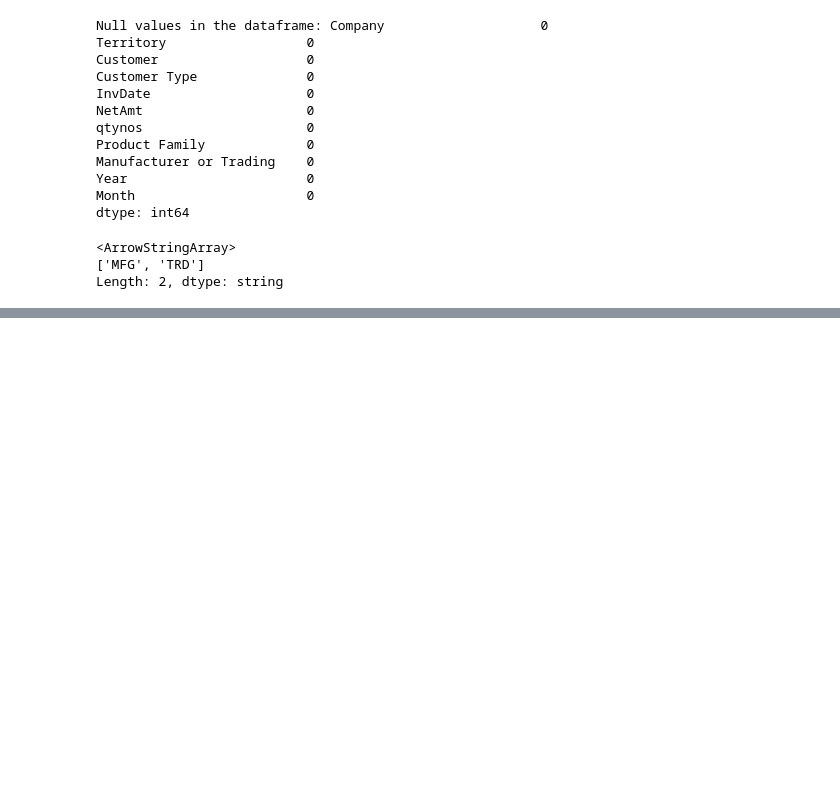
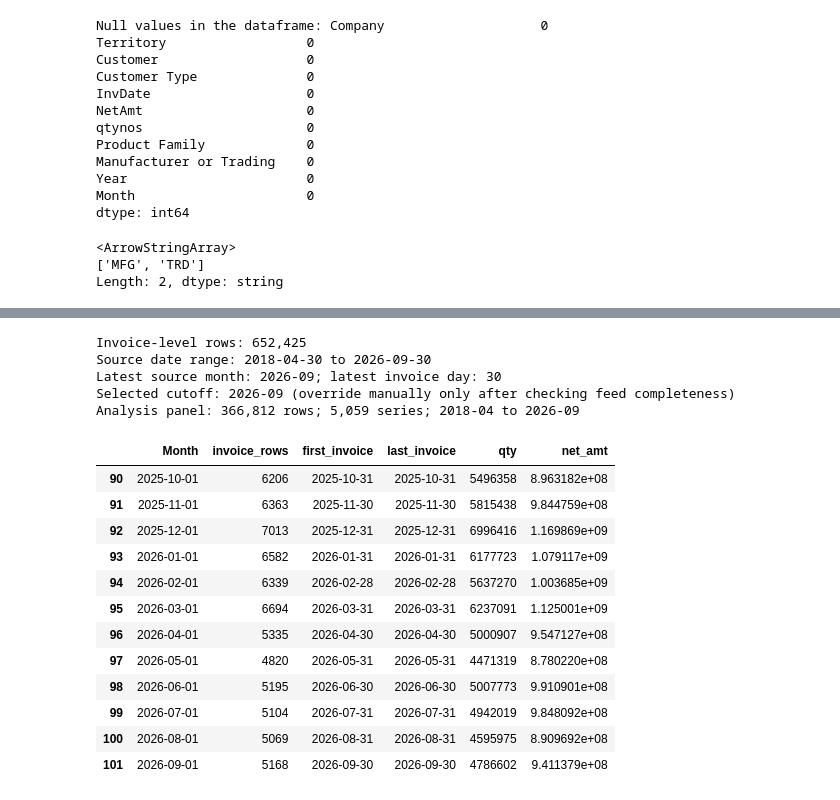
Before and after one commit to divyesh0548/Technova_sales_forecasting, a Jupyter notebook: Main_forecasting.ipynb, the cells around one changed output, grey strips where cells are left out. Saved outputs shown, nothing was run; the diff lists cells and outputs as text; code cells hidden in the pictures; blank space fills up the shorter version.

```diff
--- a/Main_forecasting.ipynb
+++ b/Main_forecasting.ipynb
@@ -77,0 +210,75 @@ Length: 2, dtype: string
+# %%
+from pathlib import Path
+import numpy as np
+import pandas as pd
+from IPython.display import display
+import matplotlib.pyplot as plt
+
+project_dir = Path(r"C:\Divyesh\Technoval Forecasting")
+monthly_source_file = project_dir / "Cleaned_sales_data.parquet"
+monthly_output_file = project_dir / "Monthly_sales.parquet"
+series_keys = ["Company", "Customer", "Product Family", "Manufacturer or Trading"]
+attribute_columns = ["Territory", "Customer Type"]
+
+cleaned_sales = pd.read_parquet(monthly_source_file)
+monthly_sales = pd.read_parquet(monthly_output_file)
+cleaned_sales["InvDate"] = pd.to_datetime(cleaned_sales["InvDate"], errors="raise")
+monthly_sales["Month"] = pd.to_datetime(monthly_sales["Month"], errors="raise").dt.to_period("M").dt.to_timestamp()
+
+source_monthly_coverage = (
+    cleaned_sales.assign(Month=cleaned_sales["InvDate"].dt.to_period("M").dt.to_timestamp())
+    .groupby("Month", as_index=False)
+    .agg(
+        invoice_rows=("InvDate", "size"),
+        first_invoice=("InvDate", "min"),
+        last_invoice=("InvDate", "max"),
+        qty=("qtynos", "sum"),
+        net_amt=("NetAmt", "sum"),
+    )
+)
+latest_source_date = cleaned_sales["InvDate"].max().normalize()
+latest_source_month = latest_source_date.to_period("M").to_timestamp()
+calendar_month_end = latest_source_month + pd.offsets.MonthEnd(0)
+
+# Override only after confirming the source feed is complete through that month.
+manual_forecast_cutoff_month = None  # Example: "2026-09-01"
+if manual_forecast_cutoff_month is not None:
+    forecast_cutoff_month = pd.Timestamp(manual_forecast_cutoff_month).to_period("M").to_timestamp()
+else:
+    forecast_cutoff_month = (
+        latest_source_month
+        if latest_source_date == calendar_month_end
+        else latest_source_month - pd.offsets.MonthBegin(1)
+    )
+
+if forecast_cutoff_month not in set(monthly_sales["Month"]):
+    raise ValueError(f"Cutoff {forecast_cutoff_month:%Y-%m} is not present in Monthly_sales.parquet.")
+analysis_monthly = monthly_sales.loc[monthly_sales["Month"] <= forecast_cutoff_month].copy()
+if analysis_monthly.empty:
+    raise ValueError("No monthly rows remain at the selected forecast cutoff.")
+
+print(f"Invoice-level rows: {len(cleaned_sales):,}")
+print(f"Source date range: {cleaned_sales['InvDate'].min():%Y-%m-%d} to {latest_source_date:%Y-%m-%d}")
+print(f"Latest source month: {latest_source_month:%Y-%m}; latest invoice day: {latest_source_date.day}")
+print(f"Selected cutoff: {forecast_cutoff_month:%Y-%m} (override manually only after checking feed completeness)")
+print(f"Analysis panel: {len(analysis_monthly):,} rows; {analysis_monthly[series_keys].drop_duplicates().shape[0]:,} series; {analysis_monthly['Month'].min():%Y-%m} to {analysis_monthly['Month'].max():%Y-%m}")
+display(source_monthly_coverage.tail(12))
+# %% [output]
+Invoice-level rows: 652,425
+Source date range: 2018-04-30 to 2026-09-30
+Latest source month: 2026-09; latest invoice day: 30
+Selected cutoff: 2026-09 (override manually only after checking feed completeness)
+Analysis panel: 366,812 rows; 5,059 series; 2018-04 to 2026-09
+|  | Month | invoice_rows | first_invoice | last_invoice | qty | net_amt |
+| 90 | 2025-10-01 | 6206 | 2025-10-31 | 2025-10-31 | 5496358 | 8.963182e+08 |
+| 91 | 2025-11-01 | 6363 | 2025-11-30 | 2025-11-30 | 5815438 | 9.844759e+08 |
+| 92 | 2025-12-01 | 7013 | 2025-12-31 | 2025-12-31 | 6996416 | 1.169869e+09 |
+| 93 | 2026-01-01 | 6582 | 2026-01-31 | 2026-01-31 | 6177723 | 1.079117e+09 |
+| 94 | 2026-02-01 | 6339 | 2026-02-28 | 2026-02-28 | 5637270 | 1.003685e+09 |
+| 95 | 2026-03-01 | 6694 | 2026-03-31 | 2026-03-31 | 6237091 | 1.125001e+09 |
+| 96 | 2026-04-01 | 5335 | 2026-04-30 | 2026-04-30 | 5000907 | 9.547127e+08 |
+| 97 | 2026-05-01 | 4820 | 2026-05-31 | 2026-05-31 | 4471319 | 8.780220e+08 |
+| 98 | 2026-06-01 | 5195 | 2026-06-30 | 2026-06-30 | 5007773 | 9.910901e+08 |
+| 99 | 2026-07-01 | 5104 | 2026-07-31 | 2026-07-31 | 4942019 | 9.848092e+08 |
+| 100 | 2026-08-01 | 5069 | 2026-08-31 | 2026-08-31 | 4595975 | 8.909692e+08 |
+| 101 | 2026-09-01 | 5168 | 2026-09-30 | 2026-09-30 | 4786602 | 9.411379e+08 |
```
Also changed, not shown: parts of 15 cells of this notebook.
